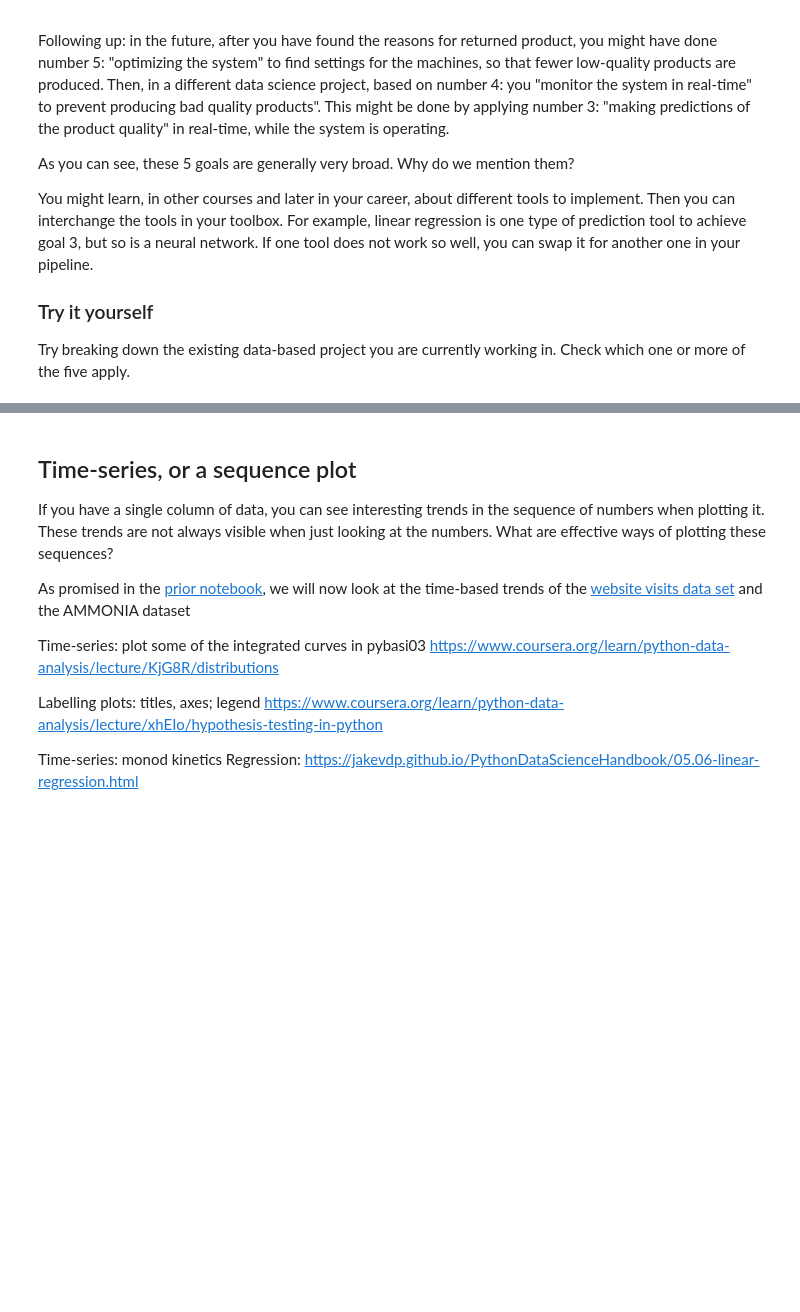
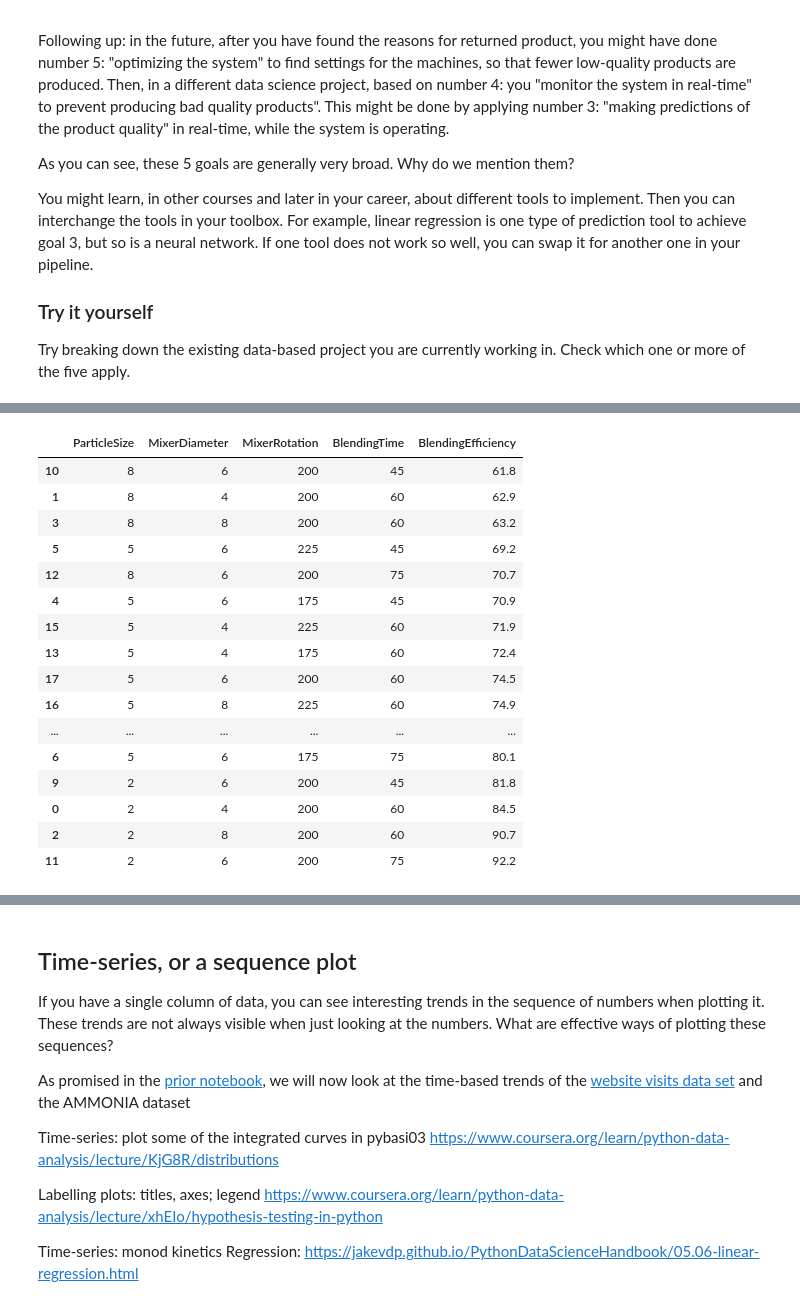
Before and after one commit to kgdunn/python-basic-notebooks, a Jupyter notebook: Module-10-interactive.ipynb, the cells around one changed output, grey strips where cells are left out. Cells and saved outputs as stored; diff of their text form; code cells hidden in the pictures; blank space fills up the shorter version.

```diff
--- a/Module-10-interactive.ipynb
+++ b/Module-10-interactive.ipynb
@@ -111,0 +109,23 @@ Level of precision set in the data table display?
+# %%
+import pandas as pd
+blender = pd.read_csv('http://openmv.net/file/blender-efficiency.csv')
+blender.sort_values('BlendingEfficiency', inplace=True)
+blender
+# %% [output]
+|  | ParticleSize | MixerDiameter | MixerRotation | BlendingTime | BlendingEfficiency |
+| 10 | 8 | 6 | 200 | 45 | 61.8 |
+| 1 | 8 | 4 | 200 | 60 | 62.9 |
+| 3 | 8 | 8 | 200 | 60 | 63.2 |
+| 5 | 5 | 6 | 225 | 45 | 69.2 |
+| 12 | 8 | 6 | 200 | 75 | 70.7 |
+| 4 | 5 | 6 | 175 | 45 | 70.9 |
+| 15 | 5 | 4 | 225 | 60 | 71.9 |
+| 13 | 5 | 4 | 175 | 60 | 72.4 |
+| 17 | 5 | 6 | 200 | 60 | 74.5 |
+| 16 | 5 | 8 | 225 | 60 | 74.9 |
+| ... | ... | ... | ... | ... | ... |
+| 6 | 5 | 6 | 175 | 75 | 80.1 |
+| 9 | 2 | 6 | 200 | 45 | 81.8 |
+| 0 | 2 | 4 | 200 | 60 | 84.5 |
+| 2 | 2 | 8 | 200 | 60 | 90.7 |
+| 11 | 2 | 6 | 200 | 75 | 92.2 |
```
Also changed, not shown: parts of 8 cells of this notebook.
